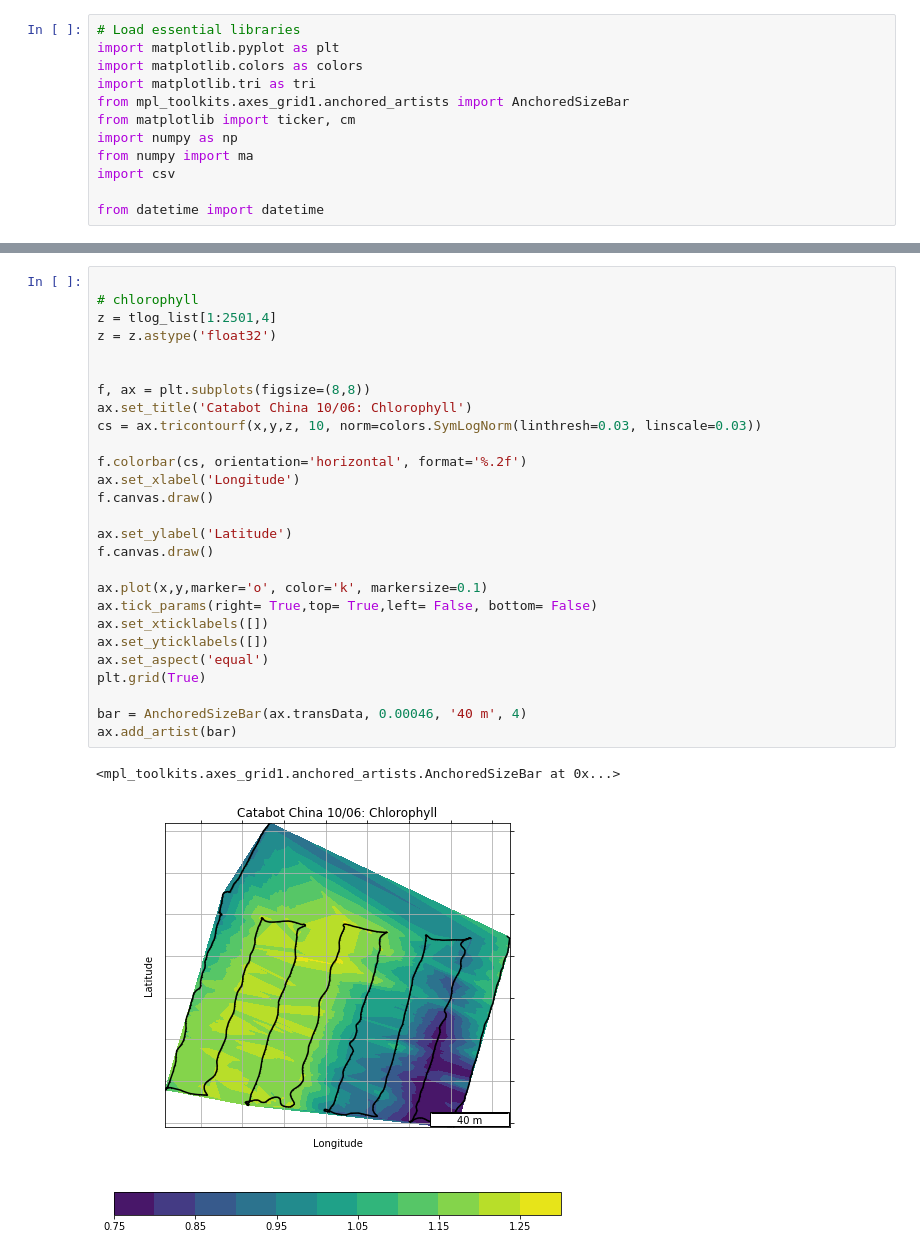
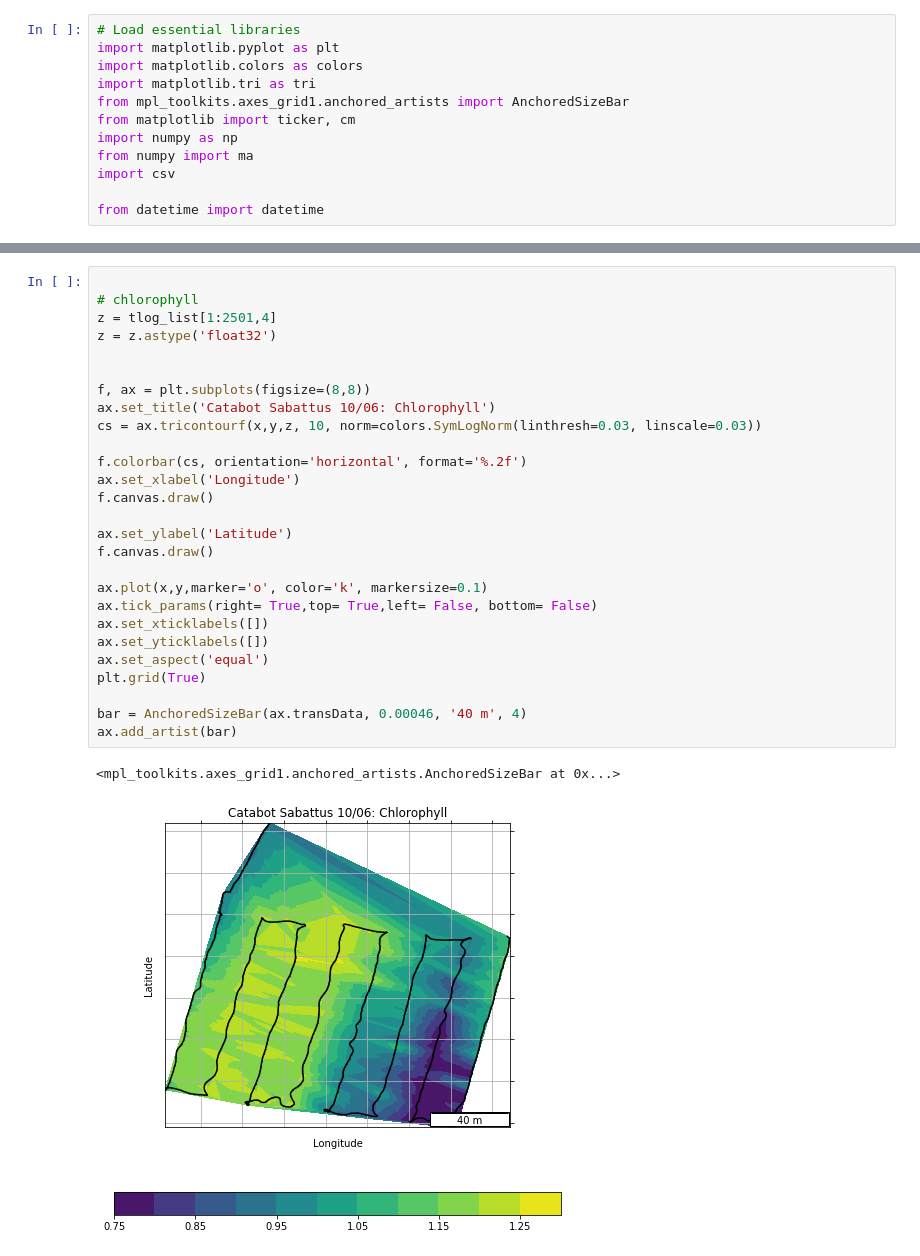
Before and after one commit to dartmouthrobotics/epscor_asv_data_analysis, a Jupyter notebook: Jupyter_notebook/20201006-Sabattus-GPS and EXO.ipynb, the cells around one changed output, grey strips where cells are left out. Saved outputs shown, nothing was run; the diff lists cells and outputs as text.

```diff
--- a/Jupyter_notebook/20201006-Sabattus-GPS and EXO.ipynb
+++ b/Jupyter_notebook/20201006-Sabattus-GPS and EXO.ipynb
@@ -119,33 +119,33 @@ ax.add_artist(bar)
 # %%
 
 # chlorophyll
 z = tlog_list[1:2501,4]
 z = z.astype('float32')
 
 
 f, ax = plt.subplots(figsize=(8,8))
-ax.set_title('Catabot China 10/06: Chlorophyll')
+ax.set_title('Catabot Sabattus 10/06: Chlorophyll')
 cs = ax.tricontourf(x,y,z, 10, norm=colors.SymLogNorm(linthresh=0.03, linscale=0.03))
 
 f.colorbar(cs, orientation='horizontal', format='%.2f')
 ax.set_xlabel('Longitude')
 f.canvas.draw()
 
 ax.set_ylabel('Latitude')
 f.canvas.draw()
 
 ax.plot(x,y,marker='o', color='k', markersize=0.1)
 ax.tick_params(right= True,top= True,left= False, bottom= False)
 ax.set_xticklabels([])
 ax.set_yticklabels([])
 ax.set_aspect('equal')
 plt.grid(True)
 
 bar = AnchoredSizeBar(ax.transData, 0.00046, '40 m', 4)
 ax.add_artist(bar)
 # %% [output]
 <mpl_toolkits.axes_grid1.anchored_artists.AnchoredSizeBar at 0x...>
-[figure, old version]
+[figure, new version]
 # %%
 
 # DO
```
Also changed, not shown: parts of 4 cells of this notebook.
